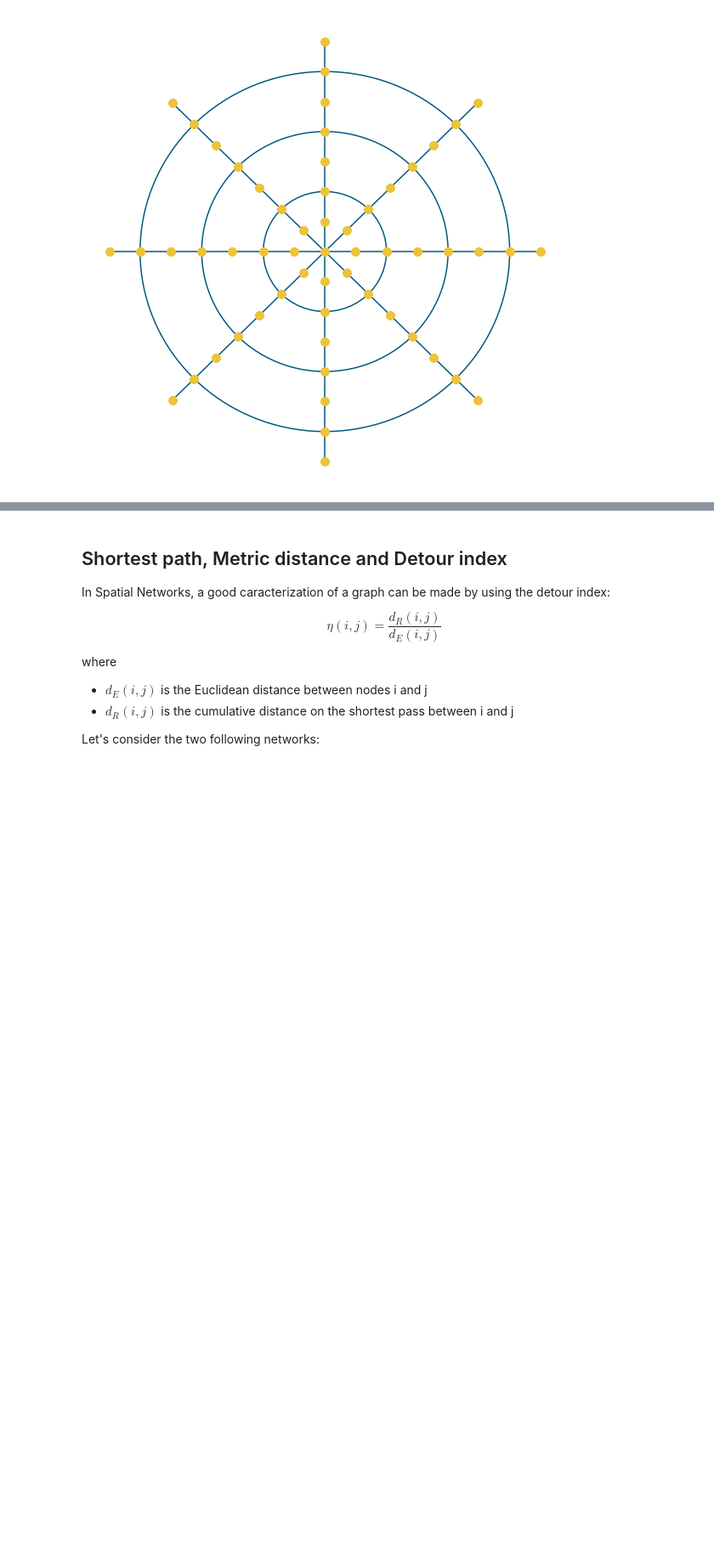
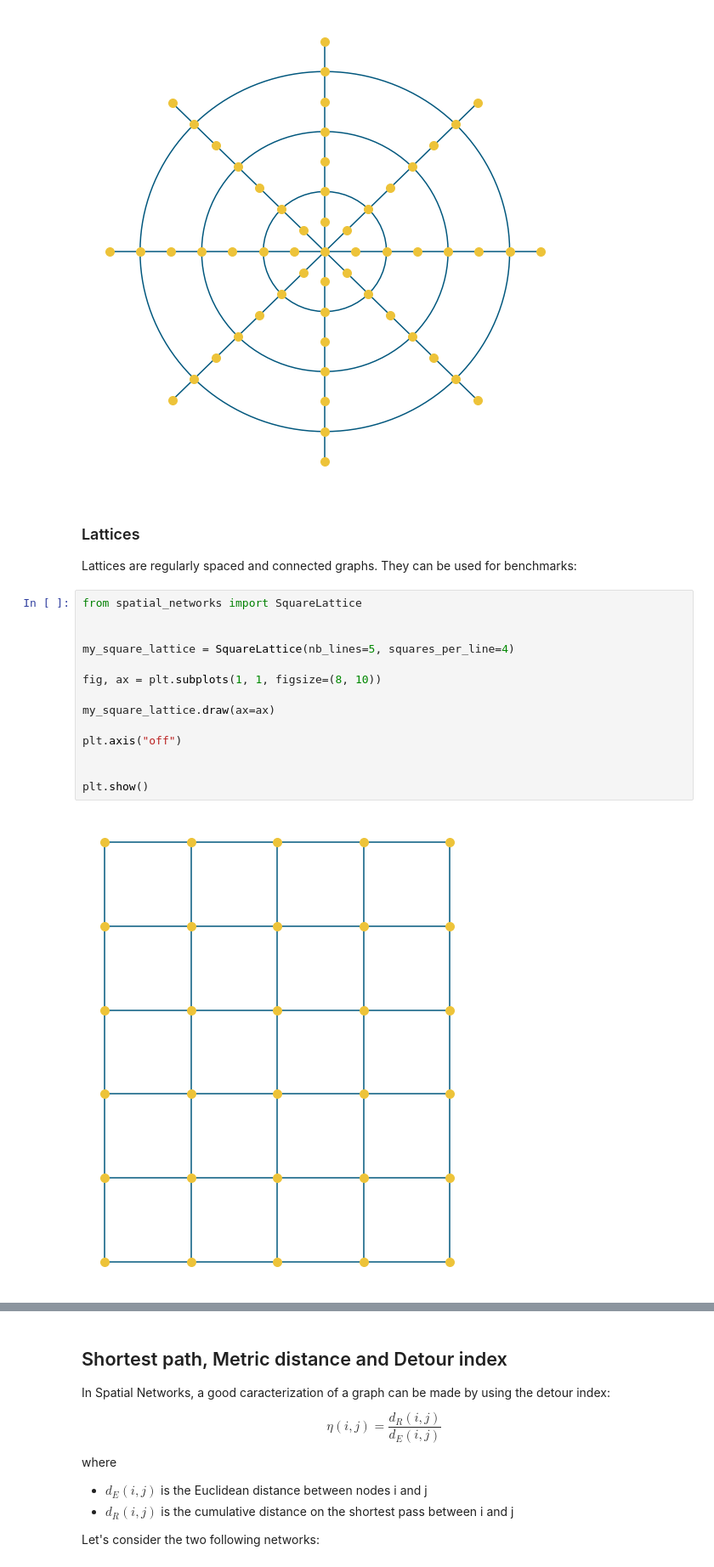
Before and after one commit to pauldechorgnat/spatial-networks, a Jupyter notebook: notebooks/01_introduction.ipynb, the cells around one changed output, grey strips where cells are left out. Shown at 85% size. Drawn from its saved outputs; the diff is of its cells as text; blank space fills up the shorter version.

Commit message:
Notebook: Adding lattices examples to notebook

```diff
--- a/notebooks/01_introduction.ipynb
+++ b/notebooks/01_introduction.ipynb
@@ -326,3 +326,23 @@ plt.axis("off")
 plt.show()
 # %% [output]
 [figure]
+# %% [markdown]
+### Lattices
+
+Lattices are regularly spaced and connected graphs. They can be used for benchmarks:
+# %%
+from spatial_networks import SquareLattice
+
+
+my_square_lattice = SquareLattice(nb_lines=5, squares_per_line=4)
+
+fig, ax = plt.subplots(1, 1, figsize=(8, 10))
+
+my_square_lattice.draw(ax=ax)
+
+plt.axis("off")
+
+
+plt.show()
+# %% [output]
+[figure, added]
```
Also changed, not shown: parts of 10 cells of this notebook.
